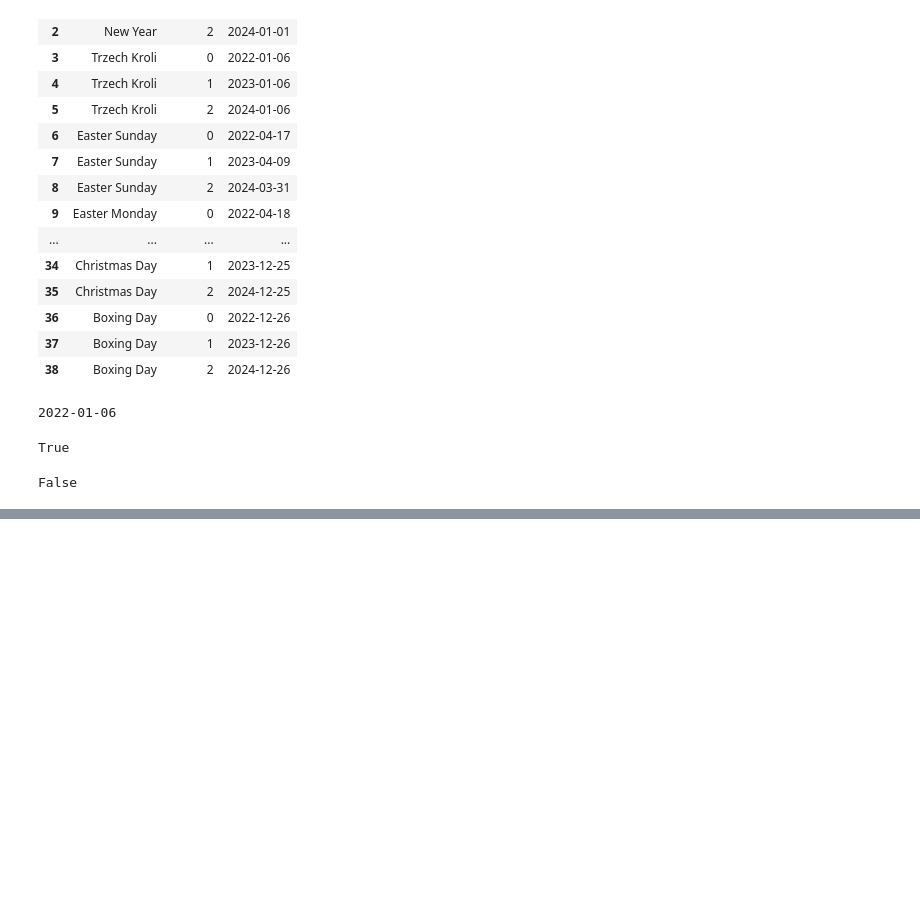
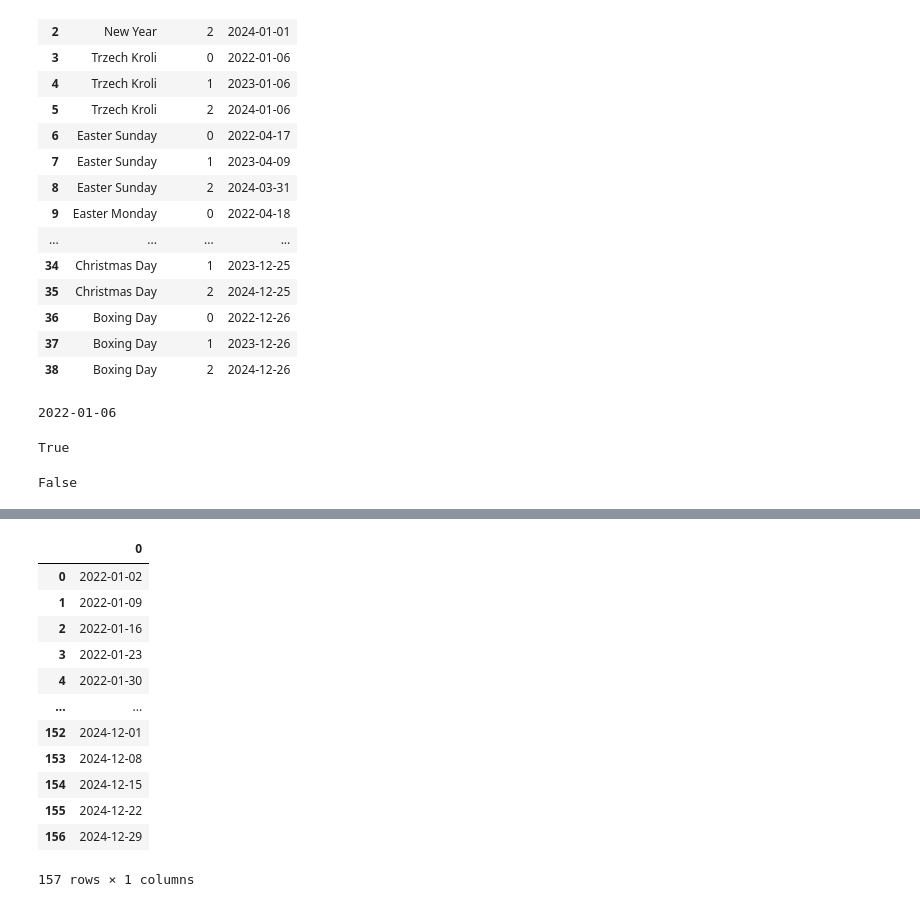
Before and after one commit to KonuTech/AirflowVariousDAGs, a Jupyter notebook: notebooks/holidays_PL.ipynb, the cells around one changed output, grey strips where cells are left out. Cells and saved outputs as stored; diff of their text form; code cells hidden in the pictures; blank space fills up the shorter version.

```diff
--- a/notebooks/holidays_PL.ipynb
+++ b/notebooks/holidays_PL.ipynb
@@ -239,3 +242,12 @@ else:
     print(False)
 # %% [output]
 False
+# %%
+# import dateutil.relativedelta as relativedelta
+# import dateutil.rrule as rrule
+# import datetime
+year=2022
+before=datetime.datetime(year,1,1)
+after=datetime.datetime(year,12,31)
+rr = rrule.rrule(rrule.WEEKLY, byweekday=relativedelta.SU, dtstart=before)
+print(rr.between(before, after, inc=True))
@@ -241,0 +268,21 @@ False
+# %%
+def get_sundays(years):
+    """ Returns Polish hollidays dates (legally considered non-working days) """
+
+#     output = pd.DataFrame()
+    output = []
+
+    before=datetime.datetime(min(years), 1, 1)
+    print(before)
+    after=datetime.datetime(max(years), 12, 31)
+    print(after)
+    rr = rrule.rrule(rrule.WEEKLY, byweekday=relativedelta.SU, dtstart=before)
+
+    # output
+#     output = pd.concat([output, pd.DataFrame([rr])], ignore_index=True)
+#     output.index.names = ['id']
+#     output.append(rr)
+
+    return pd.DataFrame(rr.between(before, after, inc=True))
+# %%
+df = get_sundays(years)
@@ -241,0 +292,16 @@ False
+# %%
+df
+# %% [output]
+|  | 0 |
+| 0 | 2022-01-02 |
+| 1 | 2022-01-09 |
+| 2 | 2022-01-16 |
+| 3 | 2022-01-23 |
+| 4 | 2022-01-30 |
+| ... | ... |
+| 152 | 2024-12-01 |
+| 153 | 2024-12-08 |
+| 154 | 2024-12-15 |
+| 155 | 2024-12-22 |
+| 156 | 2024-12-29 |
+157 rows × 1 columns
```
Also changed, not shown: parts of 9 cells of this notebook.
